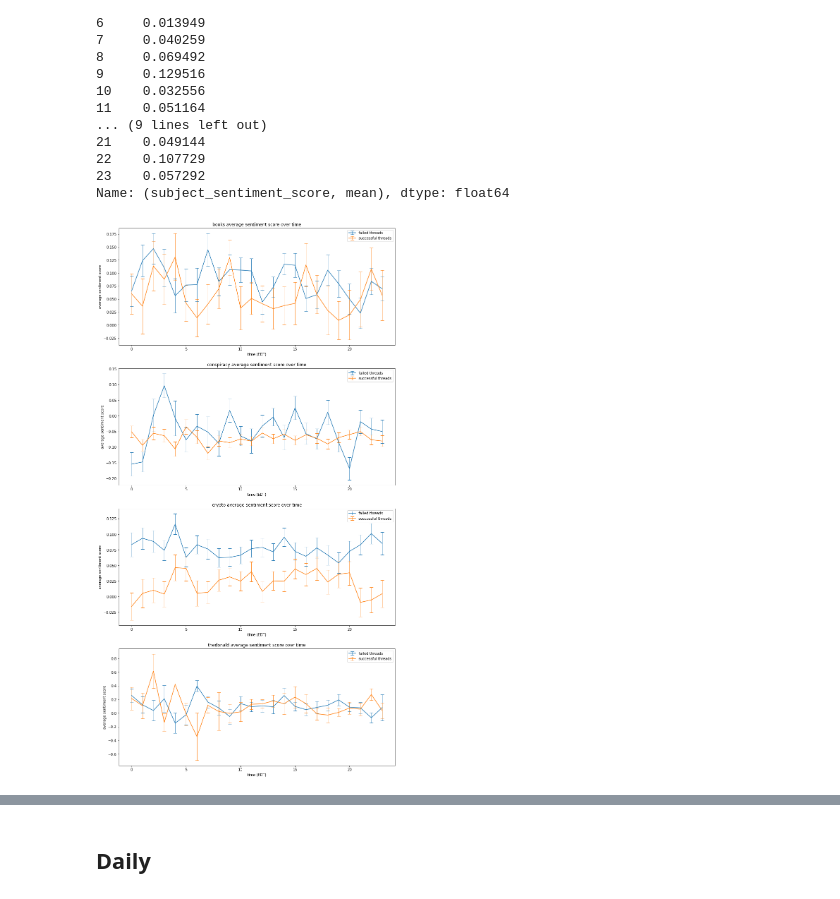
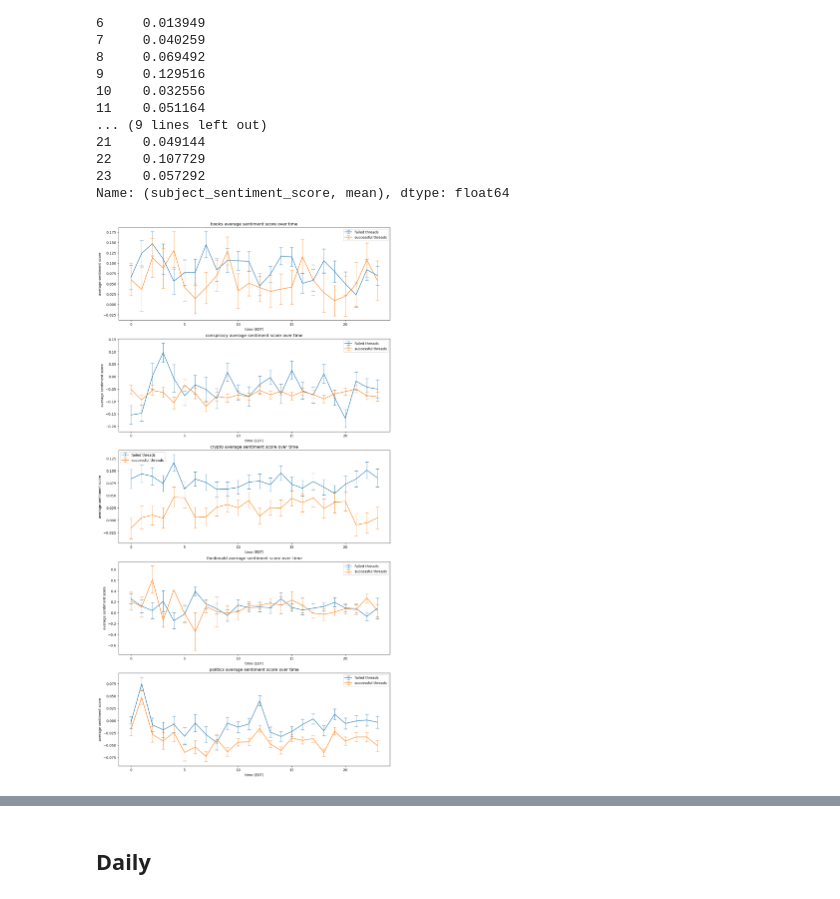
Before and after one commit to caralynch/reddit_analyses, a Jupyter notebook: 7_unsuccessful_thread_characteristics.ipynb, the cells around one changed output, grey strips where cells are left out. Saved outputs shown, nothing was run; the diff lists cells and outputs as text; code cells hidden in the pictures.

```diff
--- a/7_unsuccessful_thread_characteristics.ipynb
+++ b/7_unsuccessful_thread_characteristics.ipynb
@@ -10,9 +10,9 @@ import scipy.stats as scpstat
 import matplotlib.dates as dates
 import datetime
 # %%
-thread_info = pickle.load(open('thread_info.p', 'rb'))
-thread_lvls_info = pickle.load(open('thread_lvls_info.p', 'rb'))
-thread_data = pickle.load(open('clean_thread_data.p', 'rb'))
+thread_info = pickle.load(open('thread_5_info.p', 'rb'))
+thread_lvls_info = pickle.load(open('thread_5_lvls_info.p', 'rb'))
+thread_data = pickle.load(open('clean_5_thread_data.p', 'rb'))
 # %%
 POST_TYPES = ['fail', 'success']
 rename_names = {
@@ -79,7 +65,7 @@ for key in thread_data:
     posts[key] = thread_posts
 # %%
 
-fig, axes = plt.subplots(4,1, figsize=(12,28))
+fig, axes = plt.subplots(5,1, figsize=(12,28))
 xlabel = 'sentiment score'
 ylabel = 'post probability density'
 rename_col = 'subject_sentiment_score'
@@ -255,6 +259,6 @@ for key in posts:
 # %%
-#pickle.dump(posts, open('thread_posts_EDT.p', 'wb'))
-posts = pickle.load(open('thread_posts_EDT.p', 'rb'))
+pickle.dump(posts, open('thread_5_posts_EDT.p', 'wb'))
+#posts = pickle.load(open('thread_posts_EDT.p', 'rb'))
 # %%
 for key in posts:
     for post_type in POST_TYPES:
@@ -264,7 +286,7 @@ for key in posts:
 from cProfile import label
 
 
-fig, axes = plt.subplots(4,1, figsize=(12,28))
+fig, axes = plt.subplots(5,1, figsize=(12,28))
 col = 'EDT_time'
 xlabel = 'time (UTC)'
 ylabel = 'post probability density'
@@ -384,32 +406,32 @@ hourly_sentiment['books']['success'][('subject_sentiment_score', 'mean')]
 23    0.057292
 Name: (subject_sentiment_score, mean), dtype: float64
 # %%
-fig, axes = plt.subplots(4, figsize=(14,28))
+fig, axes = plt.subplots(5, figsize=(14,28))
 xcol = 'EDT_hour'
 ycol = ('subject_sentiment_score', 'mean')
 yerr_col = ('subject_sentiment_score', 'sem')
 
 
 i = 0
 
 for key in hourly_sentiment:
     for post_type in POST_TYPES:
         axes[i].errorbar(
             hourly_sentiment[key][post_type][xcol],
             hourly_sentiment[key][post_type][ycol],
             yerr=hourly_sentiment[key][post_type][yerr_col],
             elinewidth=0.8, capsize=5,
             label=rename_names[post_type],
             color=colours[post_type]
         )
 
     axes[i].set_xlabel('time (EDT)')
     axes[i].set_ylabel('average sentiment score')
     axes[i].set_title(f'{key} average sentiment score over time')
     axes[i].legend()
 
     i+=1
 plt.show()
 # %% [output]
-[figure, old version]
+[figure, new version]
 # %%
```
Also changed, not shown: parts of 18 cells of this notebook, 6 other files.
